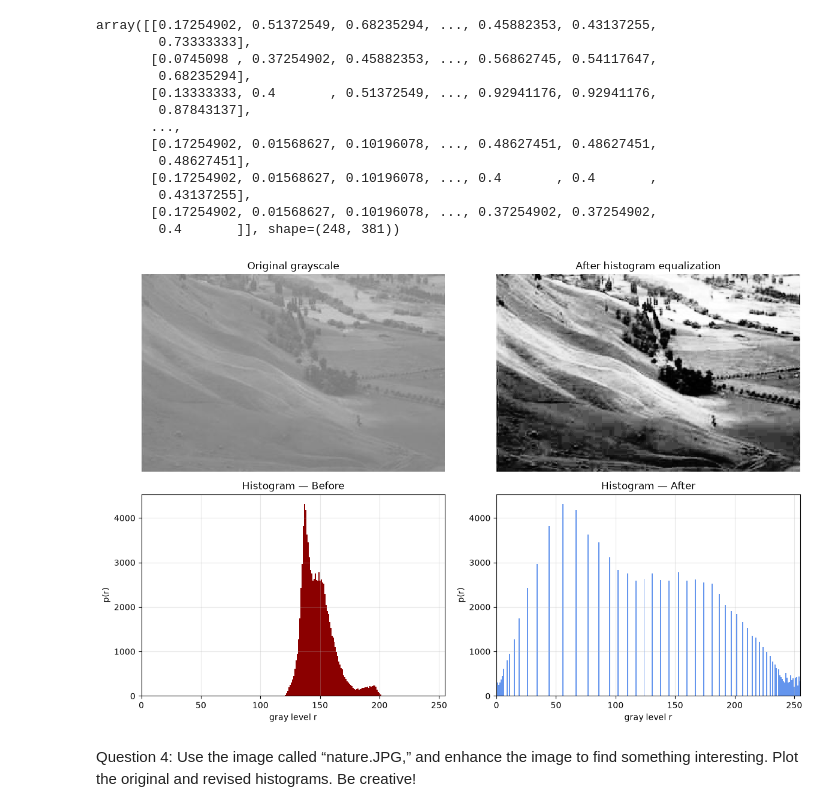
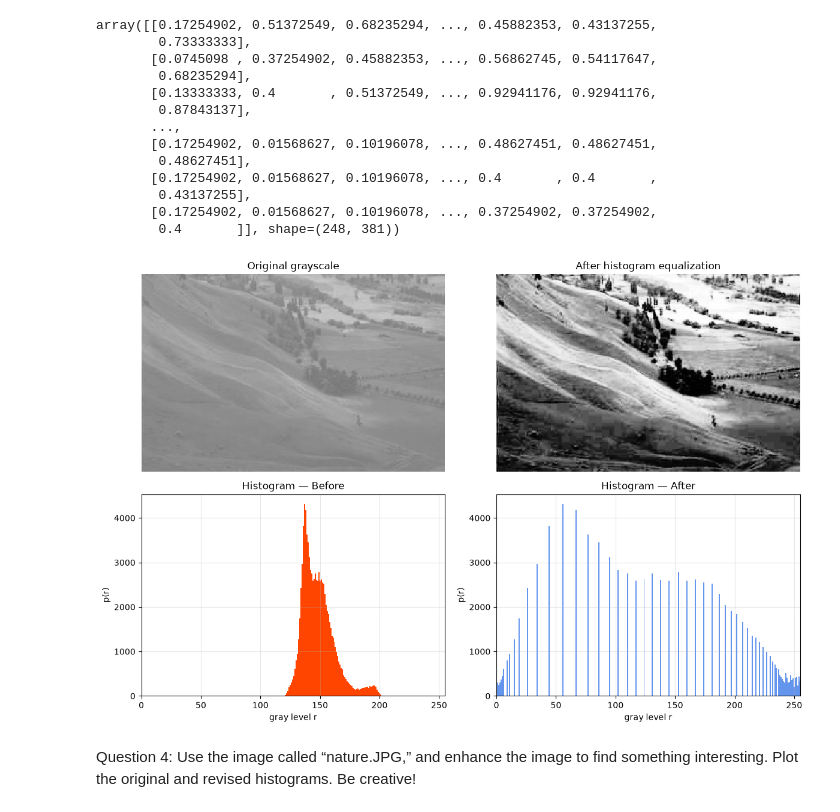
Before and after one commit to bdsh-14/unr-ee681-image-analysis, a Jupyter notebook: HW1/assignment1.ipynb, the cells around one changed output. Drawn from its saved outputs; the diff is of its cells as text; code cells hidden in the pictures.

```diff
--- a/HW1/assignment1.ipynb
+++ b/HW1/assignment1.ipynb
@@ -241,24 +241,24 @@ array([[0.17254902, 0.51372549, 0.68235294, ..., 0.45882353, 0.43137255,
 # %%
 fig, axes = plt.subplots(2, 2, figsize=(12, 8))
 
 axes[0,0].imshow(valley_gray, cmap="gray", vmin=0, vmax=1, interpolation="nearest")
 axes[0,0].set_title("Original grayscale"); axes[0,0].axis("off")
 
 axes[0,1].imshow(valley_eq, cmap="gray", vmin=0, vmax=1, interpolation="nearest")
 axes[0,1].set_title("After histogram equalization"); axes[0,1].axis("off")
 
-for ax, img, name, col in [(axes[1,0], valley_gray, "Before", "darkred"),
+for ax, img, name, col in [(axes[1,0], valley_gray, "Before", "orangered"),
                            (axes[1,1], valley_eq,   "After",  "cornflowerblue")]:
     bins, counts = build_histogram(img)
     ax.bar(bins, counts, width=1.0, color=col, edgecolor="none")
     ax.set_xlim(0, 255)
     ax.set_xlabel("gray level r"); ax.set_ylabel("p(r)")
     ax.set_title(f"Histogram — {name}")
     ax.grid(alpha=0.3)
 
 fig.tight_layout(); plt.show()
 # %% [output]
-[figure, old version]
+[figure, new version]
 # %% [markdown]
 Question 4:
 Use the image called “nature.JPG,” and enhance the image to find something
```
Also changed, not shown: parts of 4 cells of this notebook.
